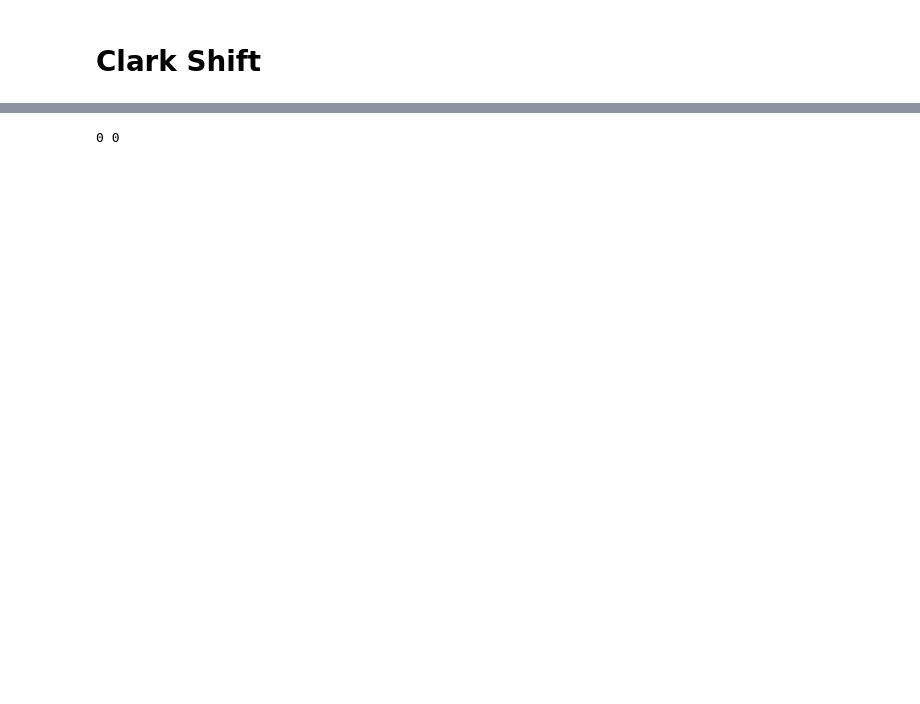
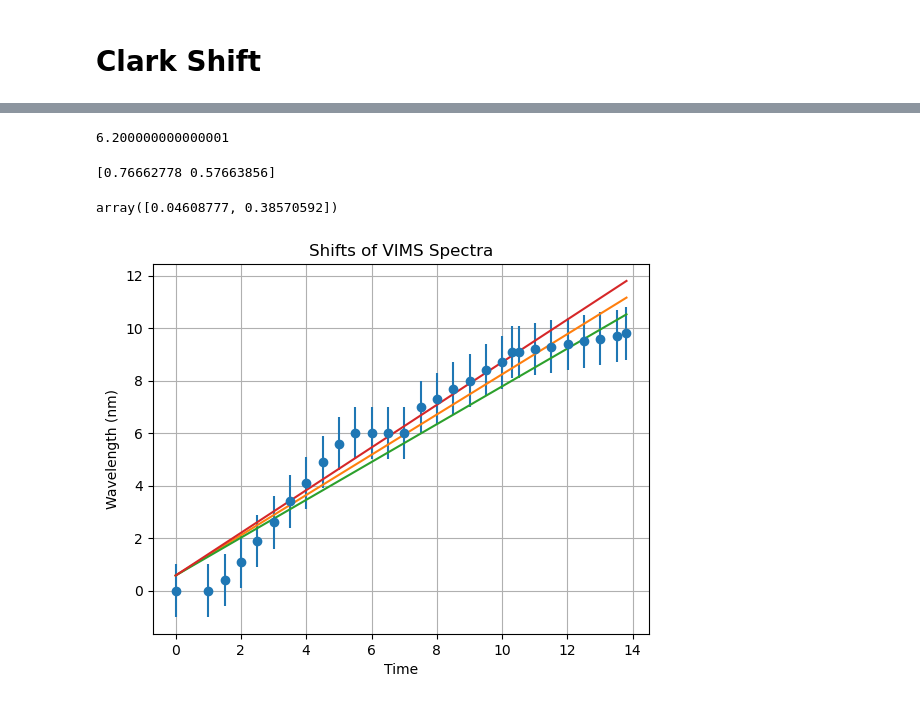
Before and after one commit to lucaslibshutz/spectralResearch, a Jupyter notebook: unc_calc.ipynb, the cells around one changed output, grey strips where cells are left out. Cells and saved outputs as stored; diff of their text form; code cells hidden in the pictures; blank space fills up the shorter version.

```diff
--- a/unc_calc.ipynb
+++ b/unc_calc.ipynb
@@ -234,13 +275,4 @@ plt.show()
-# %%
-n = 0
-p = 0
-# count which values in np.diff(m_shifts) are negative
-# and which are positive
-for entry in np.diff(m_shifts):
-    if entry < 0:
-        n += 1
-    else:
-        p += 1
-print(n,p)
-# %% [output]
-0 0
+# %%
+np.average(shift_vals)*1000
+# %% [output]
+6.200000000000001
@@ -246,0 +281,25 @@ print(n,p)
+# %%
+print(line_fit)
+# %% [output]
+[0.76662778 0.57663856]
+# %%
+np.sqrt(np.diag(_)) # .04 is Clark error --> your slope should argee w
+# %% [output]
+array([0.04608777, 0.38570592])
+# %%
+%matplotlib inline
+x = (date_vector-date_vector[0])/365
+line_fit,cov = curve_fit(line,(date_vector-date_vector[0])/365,shift_vals*1000,p0=(1,0),absolute_sigma=True,sigma=np.ones(len(shift_vals)))
+err = np.sqrt(np.diag(cov))
+plt.errorbar(x,shift_vals*1000,yerr=1,fmt='o')
+#fit a line to data
+plt.plot(x,line(x,line_fit[0],line_fit[1])) # report the uncertainty and don't plot it
+plt.plot(x,line(x,line_fit[0]-err[0],line_fit[1])) # shade between lines for slope uncertainty
+plt.plot(x,line(x,line_fit[0]+err[0],line_fit[1]))
+plt.xlabel('Time')
+plt.ylabel('Wavelength (nm)')
+plt.title('Shifts of VIMS Spectra')
+plt.grid()
+plt.show()
+# %% [output]
+[figure, added]
```
Also changed, not shown: parts of 18 cells of this notebook, 1 other file.
